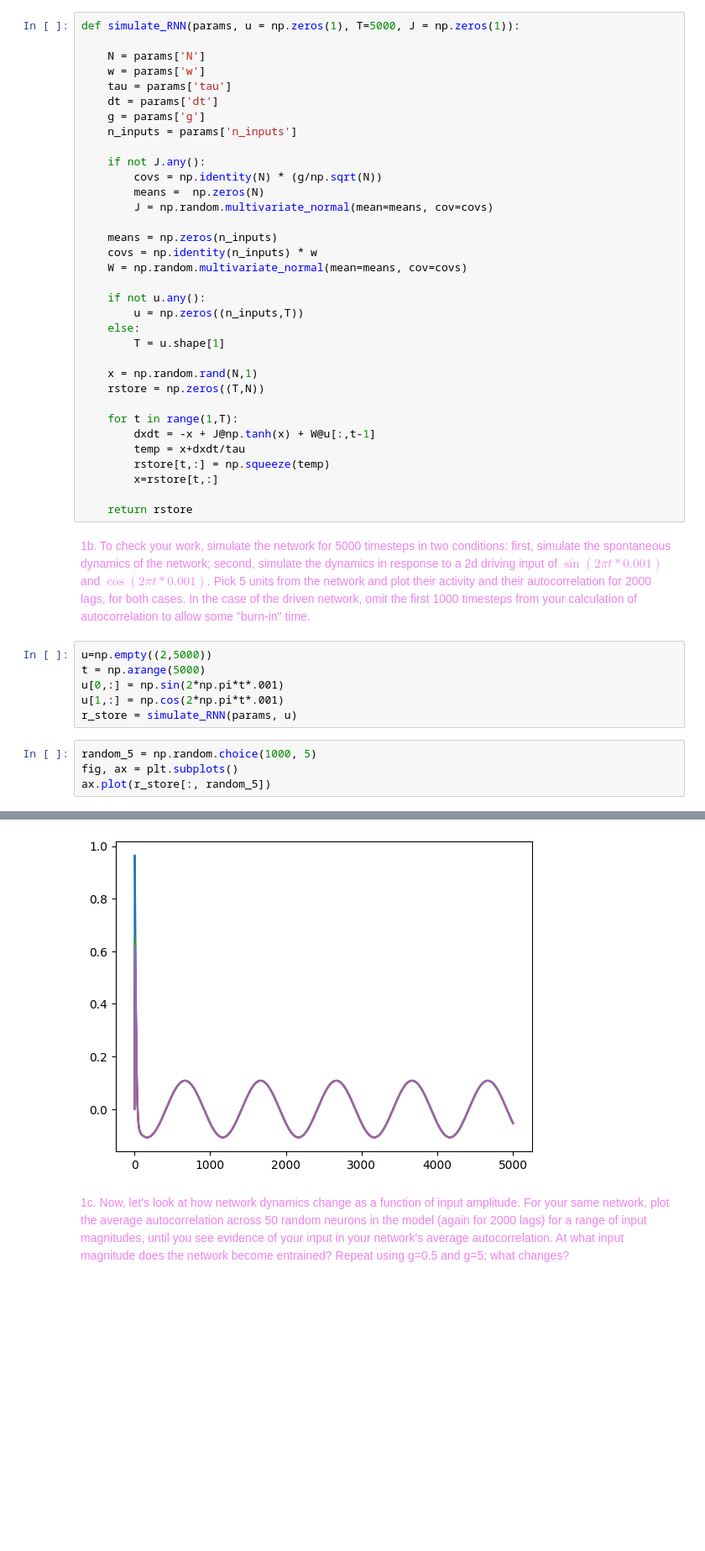
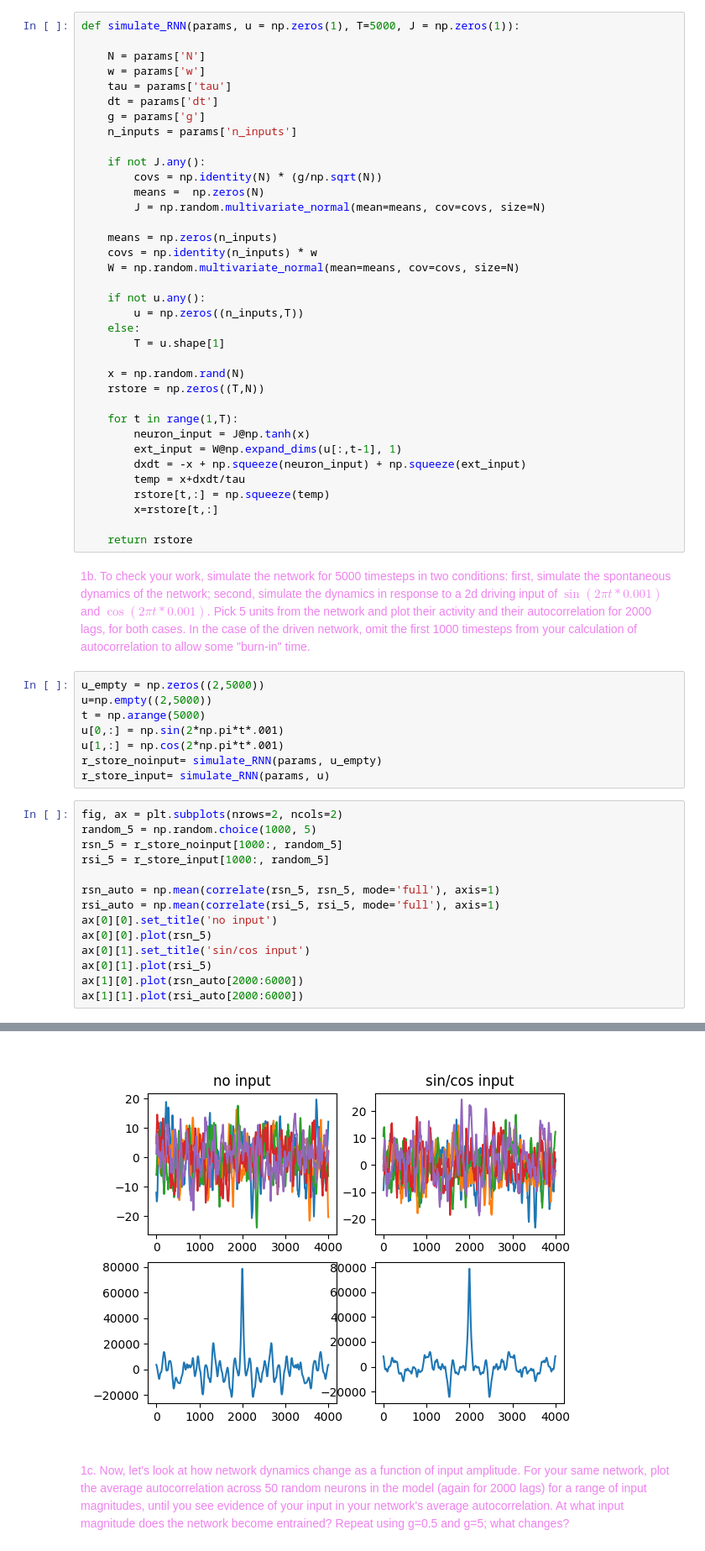
Before and after one commit to dbasrai/nuin443, a Jupyter notebook: problemSets/ps12_RNN_models-diya.ipynb, the cells around one changed output, grey strips where cells are left out. Shown at 84% size. Saved outputs shown, nothing was run; the diff lists cells and outputs as text; blank space fills up the shorter version.

```diff
--- a/problemSets/ps12_RNN_models-diya.ipynb
+++ b/problemSets/ps12_RNN_models-diya.ipynb
@@ -43,22 +46,24 @@ def simulate_RNN(params, u = np.zeros(1), T=5000, J = np.zeros(1)):
     if not J.any():
         covs = np.identity(N) * (g/np.sqrt(N))
         means =  np.zeros(N)
-        J = np.random.multivariate_normal(mean=means, cov=covs)
+        J = np.random.multivariate_normal(mean=means, cov=covs, size=N)
 
     means = np.zeros(n_inputs)
     covs = np.identity(n_inputs) * w
-    W = np.random.multivariate_normal(mean=means, cov=covs)
+    W = np.random.multivariate_normal(mean=means, cov=covs, size=N)
 
     if not u.any():
         u = np.zeros((n_inputs,T))
     else:
         T = u.shape[1]
 
-    x = np.random.rand(N,1)
+    x = np.random.rand(N)
     rstore = np.zeros((T,N))
 
     for t in range(1,T):
-        dxdt = -x + J@np.tanh(x) + W@u[:,t-1]
+        neuron_input = J@np.tanh(x)
+        ext_input = W@np.expand_dims(u[:,t-1], 1)
+        dxdt = -x + np.squeeze(neuron_input) + np.squeeze(ext_input)
         temp = x+dxdt/tau
         rstore[t,:] = np.squeeze(temp)
         x=rstore[t,:]
@@ -67,13 +72,25 @@ def simulate_RNN(params, u = np.zeros(1), T=5000, J = np.zeros(1)):
 # %% [markdown]
 <font color=violet>1b. To check your work, simulate the network for 5000 timesteps in two conditions: first, simulate the spontaneous dynamics of the network; second, simulate the dynamics in response to a 2d driving input of $\sin(2\pi t * 0.001)$ and $\cos(2\pi t*0.001)$. Pick 5 units from the network and plot their activity and their autocorrelation for 2000 lags, for both cases. In the case of the driven network, omit the first 1000 timesteps from your calculation of autocorrelation to allow some "burn-in" time.</font>
 # %%
+u_empty = np.zeros((2,5000))
 u=np.empty((2,5000))
 t = np.arange(5000)
 u[0,:] = np.sin(2*np.pi*t*.001)
 u[1,:] = np.cos(2*np.pi*t*.001)
-r_store = simulate_RNN(params, u)
+r_store_noinput= simulate_RNN(params, u_empty)
+r_store_input= simulate_RNN(params, u)
 # %%
+fig, ax = plt.subplots(nrows=2, ncols=2)
 random_5 = np.random.choice(1000, 5)
-fig, ax = plt.subplots()
-ax.plot(r_store[:, random_5])
+rsn_5 = r_store_noinput[1000:, random_5]
+rsi_5 = r_store_input[1000:, random_5]
+
+rsn_auto = np.mean(correlate(rsn_5, rsn_5, mode='full'), axis=1)
+rsi_auto = np.mean(correlate(rsi_5, rsi_5, mode='full'), axis=1)
+ax[0][0].set_title('no input')
+ax[0][0].plot(rsn_5)
+ax[0][1].set_title('sin/cos input')
+ax[0][1].plot(rsi_5)
+ax[1][0].plot(rsn_auto[2000:6000])
+ax[1][1].plot(rsi_auto[2000:6000])
 # %% [output]
@@ -85,3 +98,3 @@ ax.plot(r_store[:, random_5])
-[figure, old version]
+[figure, new version]
 # %% [markdown]
 <font color=violet>1c. Now, let's look at how network dynamics change as a function of input amplitude. For your same network, plot the average autocorrelation across 50 random neurons in the model (again for 2000 lags) for a range of input magnitudes, until you see evidence of your input in your network's average autocorrelation. At what input magnitude does the network become entrained? Repeat using g=0.5 and g=5; what changes?</font>
```
Also changed, not shown: parts of 12 cells of this notebook.
